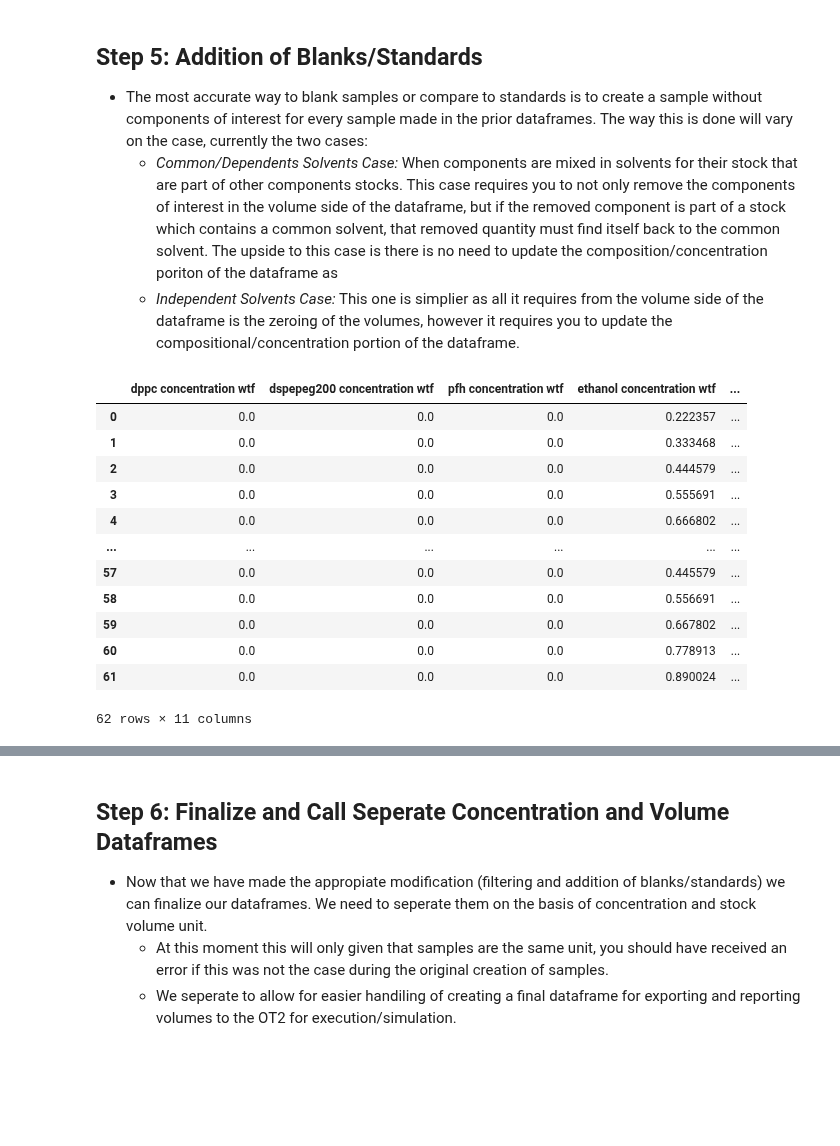
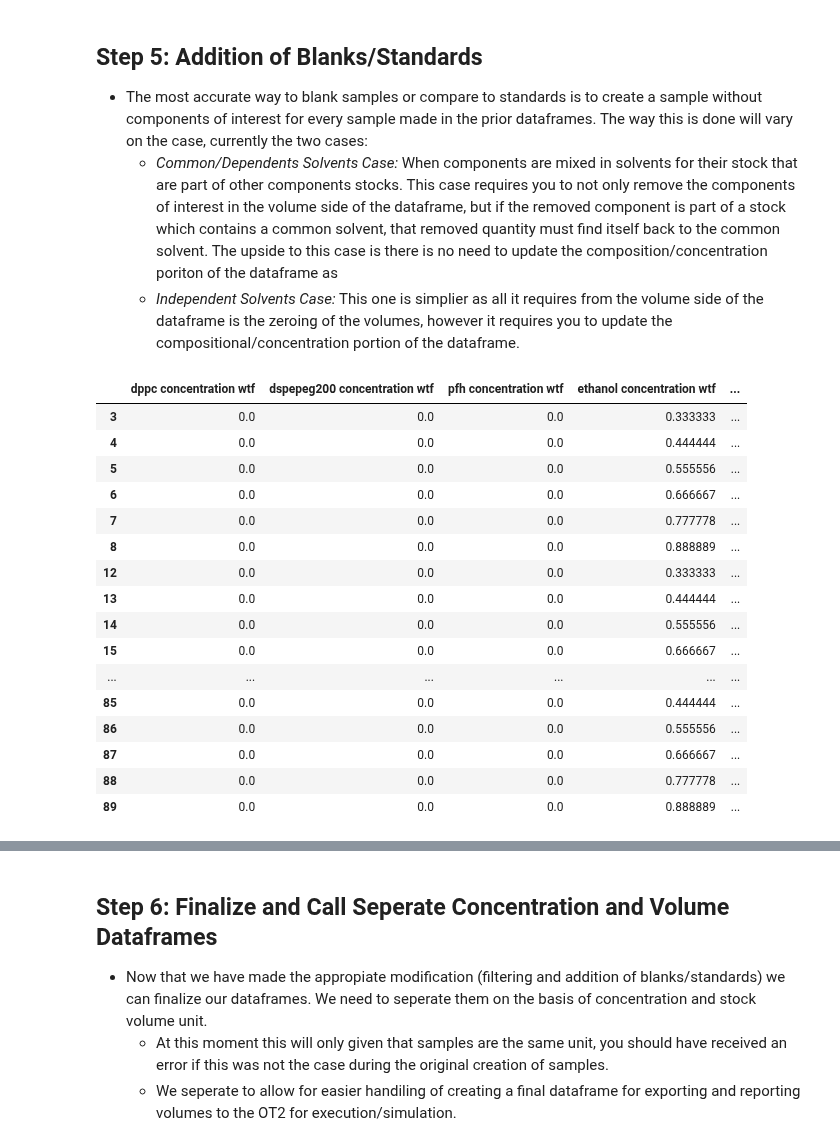
Before and after one commit to pozzo-research-group/OT2-DOE, a Jupyter notebook: PlanPrepareProcess/Plan and Execute Synthesis Notebook.ipynb, the cells around one changed output, grey strips where cells are left out. Drawn from its saved outputs; the diff is of its cells as text; code cells hidden in the pictures; blank space fills up the shorter version.

```diff
--- a/PlanPrepareProcess/Plan and Execute Synthesis Notebook.ipynb
+++ b/PlanPrepareProcess/Plan and Execute Synthesis Notebook.ipynb
@@ -146,52 +131,3 @@ ographing.xy_scatter_df_compare(complete_df_unfiltered, complete_df, 'ethanol co
     * *Independent Solvents Case:* This one is simplier as all it requires from the volume side of the dataframe is the zeroing of the volumes, however it requires you to update the compositional/concentration portion of the dataframe.
 # %%
 import pandas as pd
-# %%
-# In progress of adding and testing these
-
-composition_df_blank = CreateSamples.isolate_common_column(complete_df, 'concentration') # add concentration to title
-volume_df_blank = CreateSamples.isolate_common_column(complete_df, 'stock')
-common_solvent = 'ethanol'
-common_solvent_remove = []
-for stock, comp in zip(volume_df_blank, composition_df_blank): # ugh have to use combination of volume and comp
-    solute, solvent = CreateSamples.stock_components(stock)
-    if solvent == common_solvent and len(solute) > 0:
-        # then add until reached, ohh can just make new dataframe and then add finally,
-
-        common_solvent_remove.append(composition_df_blank[comp].copy()) # ahh so it does edit things that are from the past
-
-        composition_df_blank[comp].values[:] = 0
-
-common_solvent_remove_df = pd.concat(common_solvent_remove, axis = 1)
-common_solvent_remove_df['Total'] = common_solvent_remove_df.sum(axis=1)
-
-for stock, comp in zip(volume_df_blank, composition_df_blank):
-    solute, solvent = CreateSamples.stock_components(stock)
-
-    if solvent == common_solvent and len(solute) == 0:
-        a = common_solvent_remove_df['Total']
-        b = composition_df_blank[comp]
-
-        c=a+b
-        composition_df_blank[comp] = c
-
-volume_df_blank = CreateSamples.calculate_ouzo_volumes_from_wtf(composition_df_blank, experiment_csv_dict)
-volume_df_blank # unfortunately would need to filter again :(, ideally I would do this process in the begenning however there stock names are independent of the whole process
-# would only need to filter again for pipette max since total wont change too much, and lower wont either?? ughhhh
-
-complete_blank_df = CreateSamples.combine_df(composition_df_blank.reset_index(drop=True), volume_df_blank.reset_index(drop=True)) # for some reason need to drop outside of function?
-complete_blank_df
-# %% [output]
-|  | dppc concentration wtf | dspepeg200 concentration wtf | pfh concentration wtf | ethanol concentration wtf | ... |
-| 0 | 0.0 | 0.0 | 0.0 | 0.222357 | ... |
-| 1 | 0.0 | 0.0 | 0.0 | 0.333468 | ... |
-| 2 | 0.0 | 0.0 | 0.0 | 0.444579 | ... |
-| 3 | 0.0 | 0.0 | 0.0 | 0.555691 | ... |
-| 4 | 0.0 | 0.0 | 0.0 | 0.666802 | ... |
-| ... | ... | ... | ... | ... | ... |
-| 57 | 0.0 | 0.0 | 0.0 | 0.445579 | ... |
-| 58 | 0.0 | 0.0 | 0.0 | 0.556691 | ... |
-| 59 | 0.0 | 0.0 | 0.0 | 0.667802 | ... |
-| 60 | 0.0 | 0.0 | 0.0 | 0.778913 | ... |
-| 61 | 0.0 | 0.0 | 0.0 | 0.890024 | ... |
-62 rows × 11 columns
@@ -197,0 +147,23 @@ complete_blank_df
+# %%
+# Making the dataframe with the removed components and summing them across.
+common_solvent_remove_df = pd.concat(common_solvent_remove, axis = 1)
+common_solvent_remove_df['Total'] = common_solvent_remove_df.sum(axis=1)
+composition_df
+# %% [output]
+|  | dppc concentration wtf | dspepeg200 concentration wtf | pfh concentration wtf | ethanol concentration wtf | ... |
+| 3 | 0.0 | 0.0 | 0.0 | 0.333333 | ... |
+| 4 | 0.0 | 0.0 | 0.0 | 0.444444 | ... |
+| 5 | 0.0 | 0.0 | 0.0 | 0.555556 | ... |
+| 6 | 0.0 | 0.0 | 0.0 | 0.666667 | ... |
+| 7 | 0.0 | 0.0 | 0.0 | 0.777778 | ... |
+| 8 | 0.0 | 0.0 | 0.0 | 0.888889 | ... |
+| 12 | 0.0 | 0.0 | 0.0 | 0.333333 | ... |
+| 13 | 0.0 | 0.0 | 0.0 | 0.444444 | ... |
+| 14 | 0.0 | 0.0 | 0.0 | 0.555556 | ... |
+| 15 | 0.0 | 0.0 | 0.0 | 0.666667 | ... |
+| ... | ... | ... | ... | ... | ... |
+| 85 | 0.0 | 0.0 | 0.0 | 0.444444 | ... |
+| 86 | 0.0 | 0.0 | 0.0 | 0.555556 | ... |
+| 87 | 0.0 | 0.0 | 0.0 | 0.666667 | ... |
+| 88 | 0.0 | 0.0 | 0.0 | 0.777778 | ... |
+| 89 | 0.0 | 0.0 | 0.0 | 0.888889 | ... |
```
Also changed, not shown: parts of 13 cells of this notebook.
